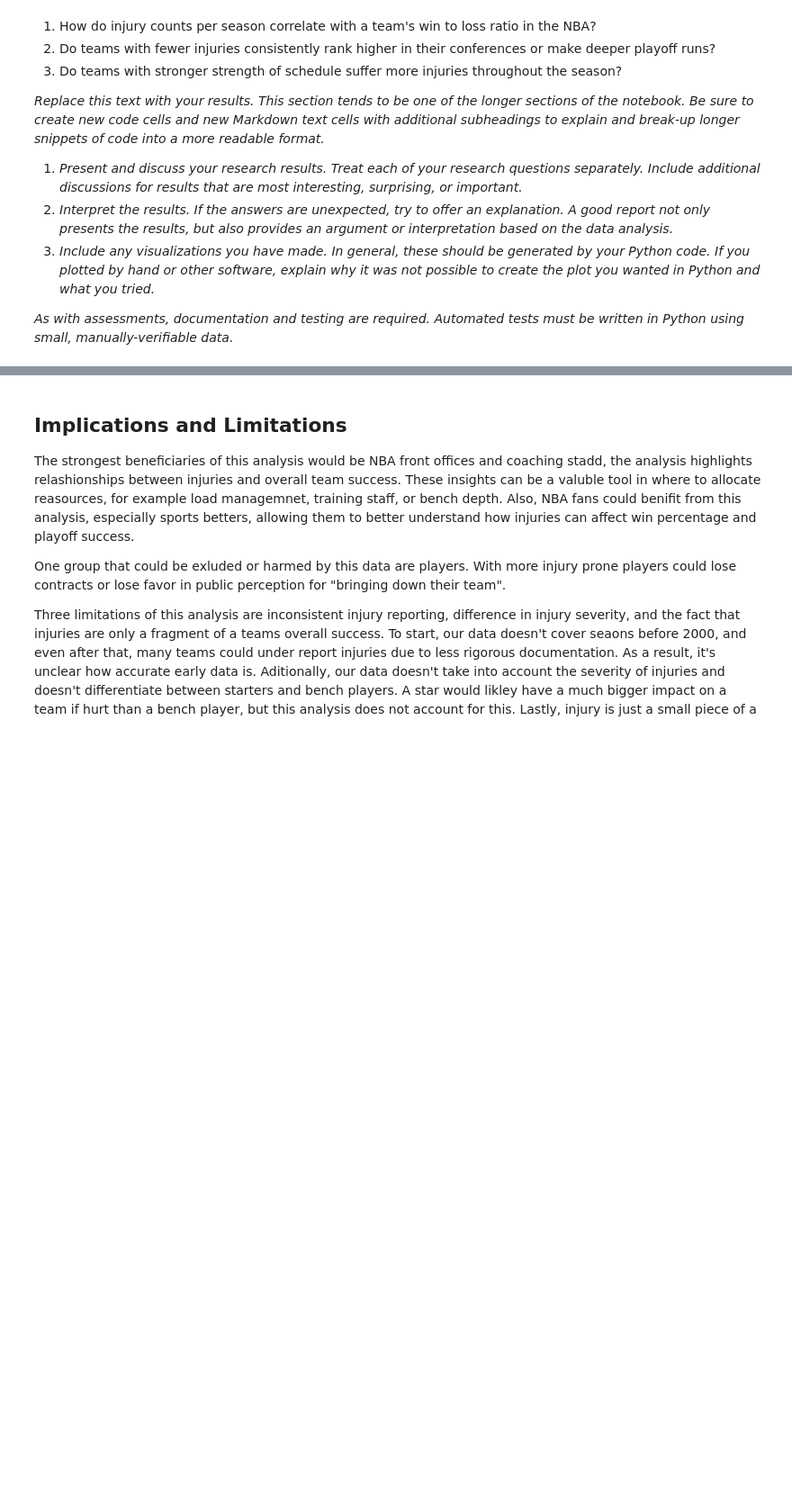
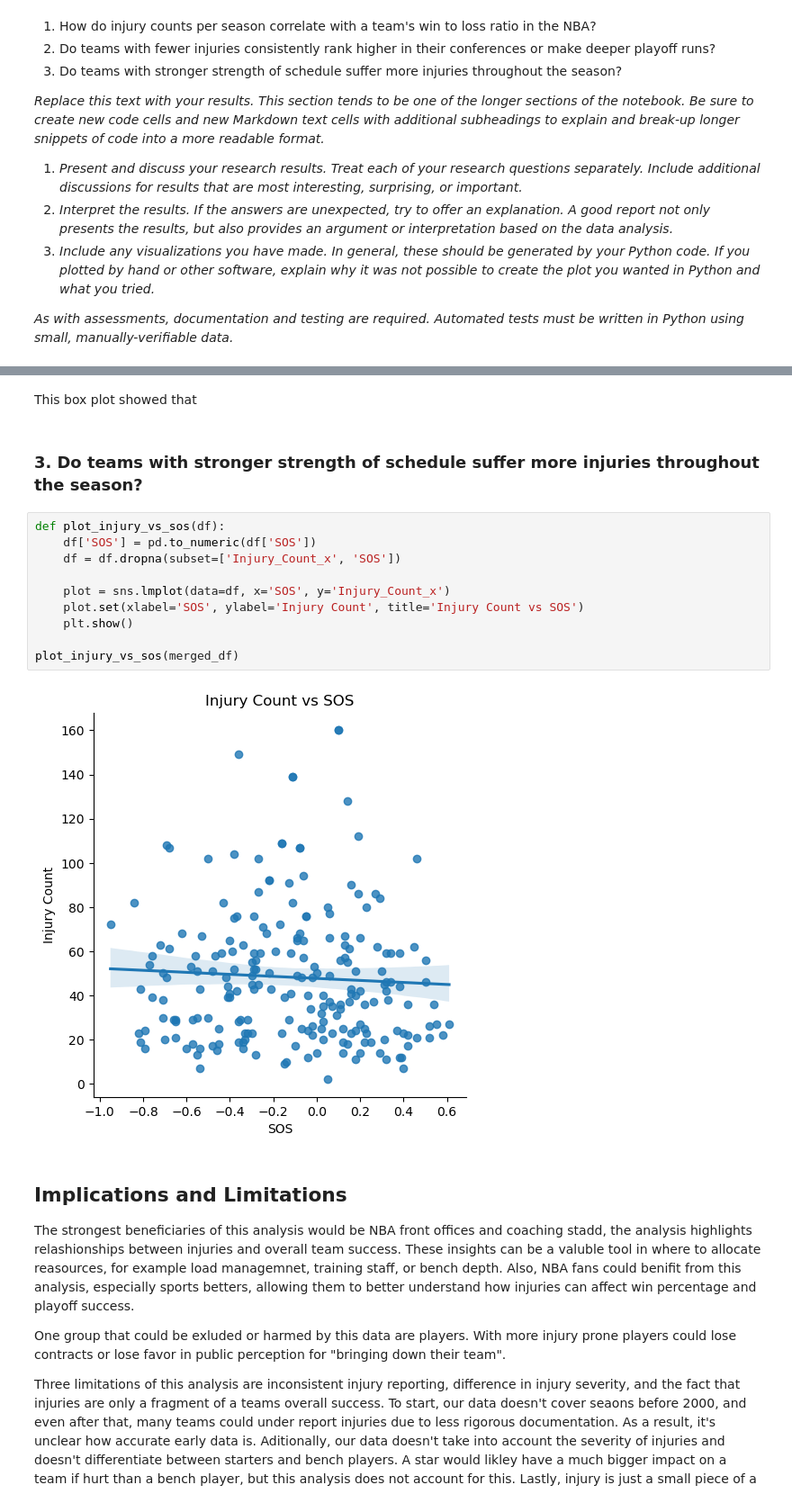
Before and after one commit to nadirahaddach/cse-final-nba-injury-analysis, a Jupyter notebook: project.ipynb, the cells around one changed output, grey strips where cells are left out. Shown at 90% size. Saved outputs shown, nothing was run; the diff lists cells and outputs as text; blank space fills up the shorter version.

```diff
--- a/project.ipynb
+++ b/project.ipynb
@@ -71,3 +435,19 @@ This box plot showed that
+# %% [markdown]
+This box plot showed that
+# %% [markdown]
+### 3. Do teams with stronger strength of schedule suffer more injuries throughout the season?
+# %%
+def plot_injury_vs_sos(df):
+    df['SOS'] = pd.to_numeric(df['SOS'])
+    df = df.dropna(subset=['Injury_Count_x', 'SOS'])
+
+    plot = sns.lmplot(data=df, x='SOS', y='Injury_Count_x')
+    plot.set(xlabel='SOS', ylabel='Injury Count', title='Injury Count vs SOS')
+    plt.show()
+
+plot_injury_vs_sos(merged_df)
+# %% [output]
+[figure, added]
 # %% [markdown]
 ## Implications and Limitations
 
```
Also changed, not shown: parts of 11 cells of this notebook.
